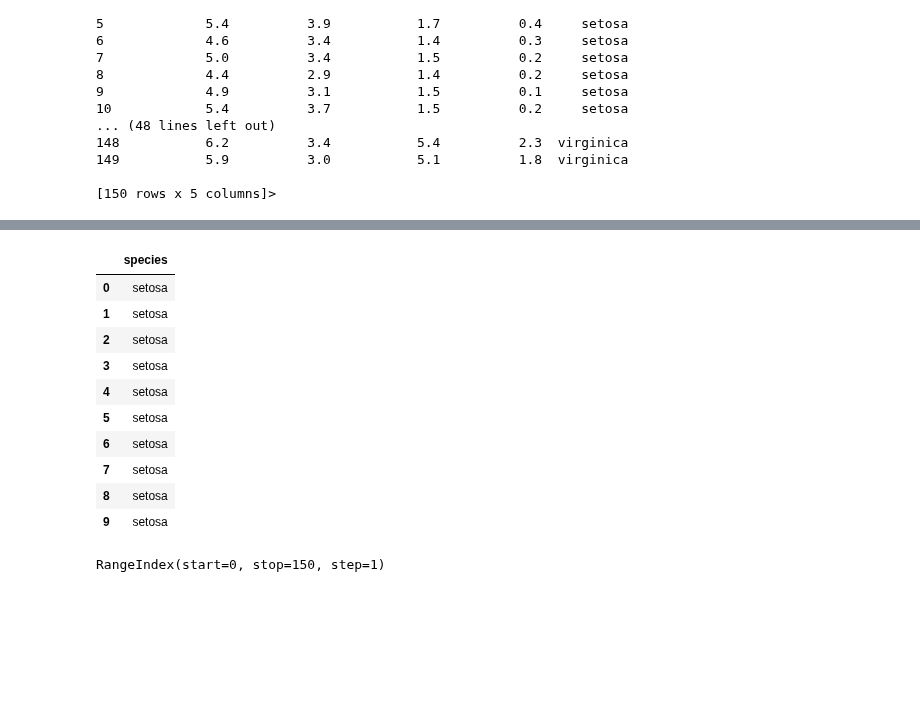
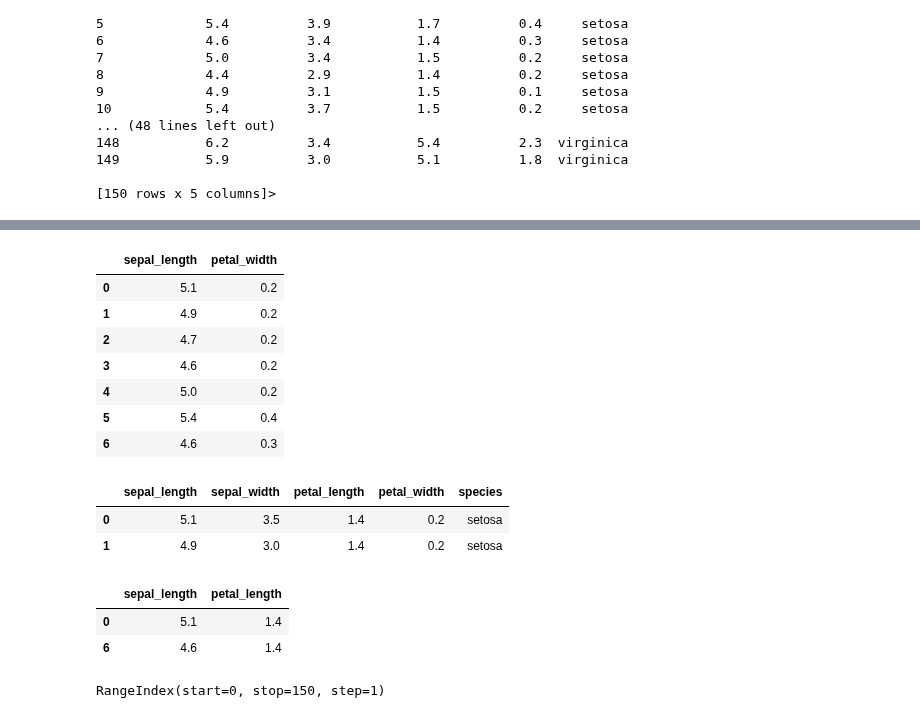
Before and after one commit to Lakshhmi/Code-Practice, a Jupyter notebook: ReviewAll.ipynb, the cells around one changed output, grey strips where cells are left out. Saved outputs shown, nothing was run; the diff lists cells and outputs as text; code cells hidden in the pictures; blank space fills up the shorter version.

```diff
--- a/ReviewAll.ipynb
+++ b/ReviewAll.ipynb
@@ -82,17 +146,28 @@ df_iris.std
+# %%
+# from 0 to 6 - 2 columns
+df_iris.loc[:6,['sepal_length','petal_width']]
+# %% [output]
+|  | sepal_length | petal_width |
+| 0 | 5.1 | 0.2 |
+| 1 | 4.9 | 0.2 |
+| 2 | 4.7 | 0.2 |
+| 3 | 4.6 | 0.2 |
+| 4 | 5.0 | 0.2 |
+| 5 | 5.4 | 0.4 |
+| 6 | 4.6 | 0.3 |
+# %%
+#2 rows all columns
+df_iris[0:2]
+# %% [output]
+|  | sepal_length | sepal_width | petal_length | petal_width | species |
+| 0 | 5.1 | 3.5 | 1.4 | 0.2 | setosa |
+| 1 | 4.9 | 3.0 | 1.4 | 0.2 | setosa |
 # %%
-df_iris.iloc[0:10][['species']]
+df_iris.iloc[[0,6],[0,2]]
 # %% [output]
-|  | species |
-| 0 | setosa |
-| 1 | setosa |
-| 2 | setosa |
-| 3 | setosa |
-| 4 | setosa |
-| 5 | setosa |
-| 6 | setosa |
-| 7 | setosa |
-| 8 | setosa |
-| 9 | setosa |
+|  | sepal_length | petal_length |
+| 0 | 5.1 | 1.4 |
+| 6 | 4.6 | 1.4 |
 # %%
 df_iris.index
 # %% [output]
```
Also changed, not shown: parts of 6 cells of this notebook.
